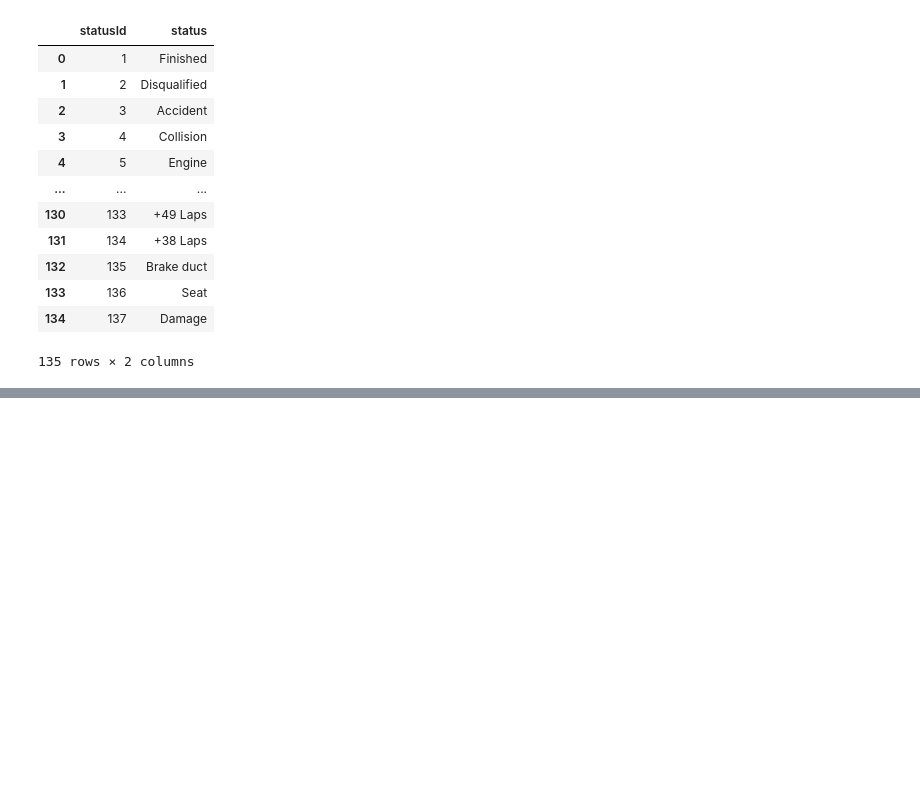
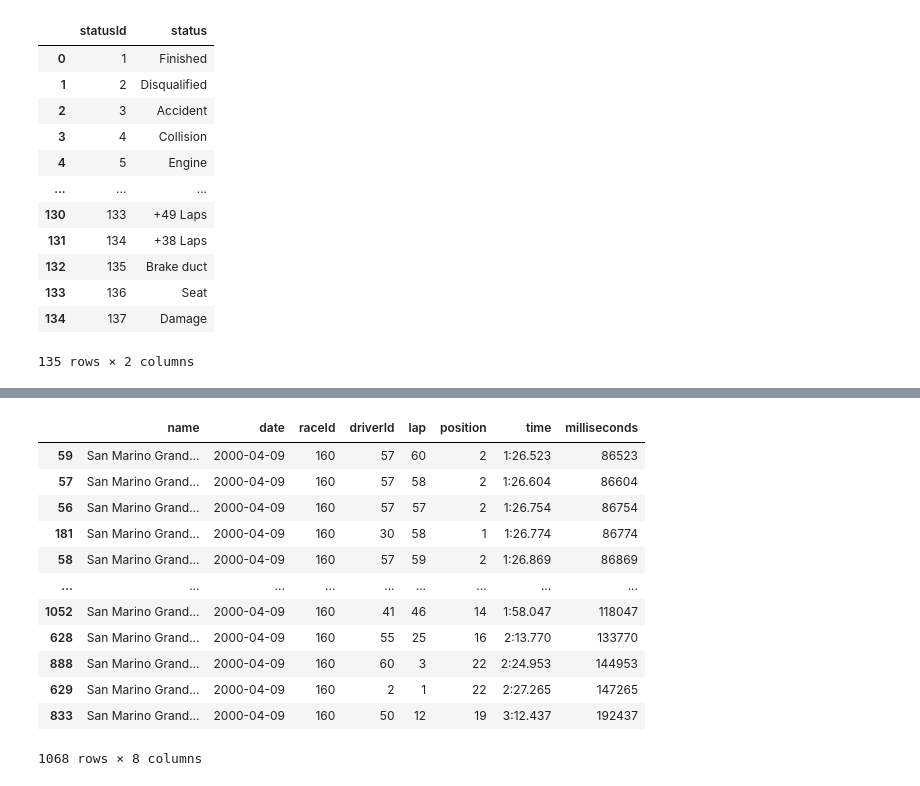
Before and after one commit to pentakostal/Final_Project_RCS, a Jupyter notebook: Formula_1_Data_Analysis.ipynb, the cells around one changed output, grey strips where cells are left out. Drawn from its saved outputs; the diff is of its cells as text; code cells hidden in the pictures; blank space fills up the shorter version.

```diff
--- a/Formula_1_Data_Analysis.ipynb
+++ b/Formula_1_Data_Analysis.ipynb
@@ -462,0 +528,18 @@ f1_status
+# %%
+#Lets to try find fastest lap time.
+f1_2000_2.sort_values(['time'], ascending=True)
+#The fastest lap in a race was 60, now let to figure out what was the driver.
+# %% [output]
+|  | name | date | raceId | driverId | lap | position | time | milliseconds |
+| 59 | San Marino Grand... | 2000-04-09 | 160 | 57 | 60 | 2 | 1:26.523 | 86523 |
+| 57 | San Marino Grand... | 2000-04-09 | 160 | 57 | 58 | 2 | 1:26.604 | 86604 |
+| 56 | San Marino Grand... | 2000-04-09 | 160 | 57 | 57 | 2 | 1:26.754 | 86754 |
+| 181 | San Marino Grand... | 2000-04-09 | 160 | 30 | 58 | 1 | 1:26.774 | 86774 |
+| 58 | San Marino Grand... | 2000-04-09 | 160 | 57 | 59 | 2 | 1:26.869 | 86869 |
+| ... | ... | ... | ... | ... | ... | ... | ... | ... |
+| 1052 | San Marino Grand... | 2000-04-09 | 160 | 41 | 46 | 14 | 1:58.047 | 118047 |
+| 628 | San Marino Grand... | 2000-04-09 | 160 | 55 | 25 | 16 | 2:13.770 | 133770 |
+| 888 | San Marino Grand... | 2000-04-09 | 160 | 60 | 3 | 22 | 2:24.953 | 144953 |
+| 629 | San Marino Grand... | 2000-04-09 | 160 | 2 | 1 | 22 | 2:27.265 | 147265 |
+| 833 | San Marino Grand... | 2000-04-09 | 160 | 50 | 12 | 19 | 3:12.437 | 192437 |
+1068 rows × 8 columns
```
Also changed, not shown: parts of 20 cells of this notebook.
